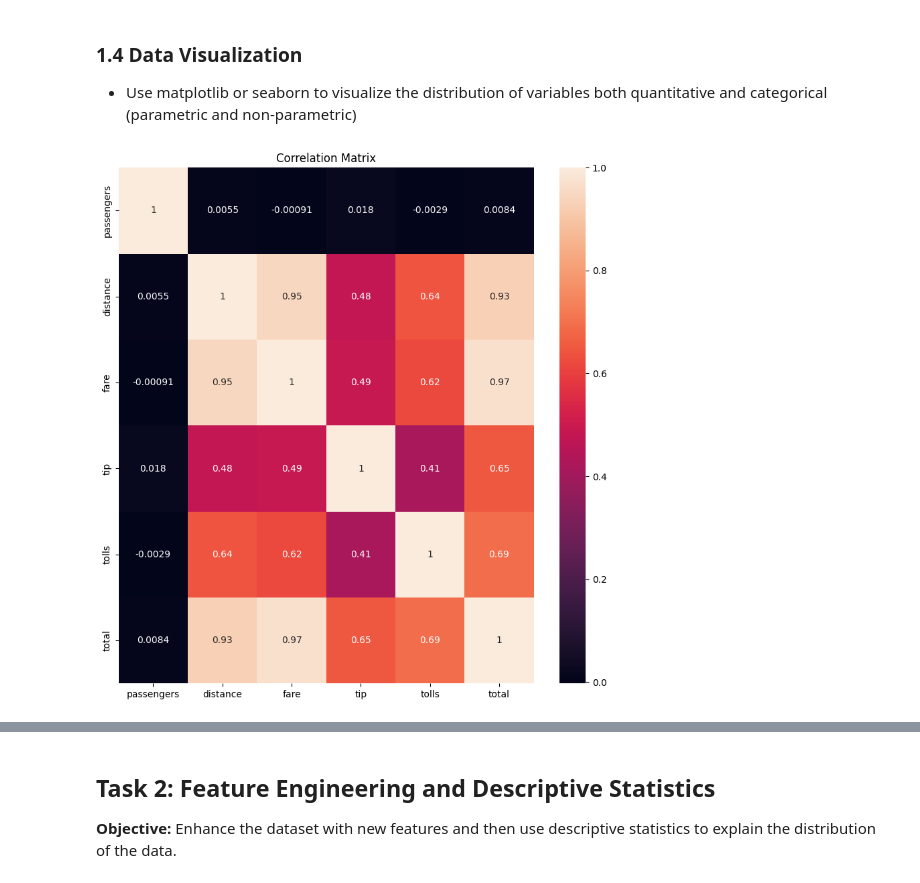
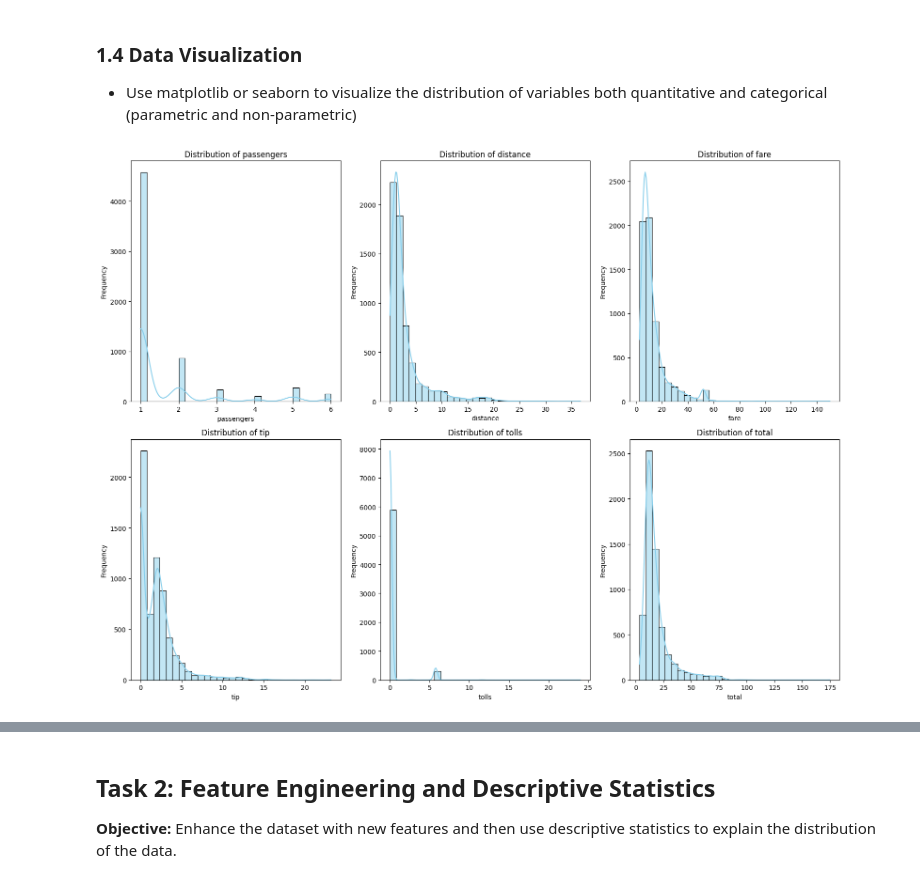
Before and after one commit to Peter537/Soft1-AI-OLA1, a Jupyter notebook: assignment.ipynb, the cells around one changed output, grey strips where cells are left out. Saved outputs shown, nothing was run; the diff lists cells and outputs as text; code cells hidden in the pictures.

```diff
--- a/assignment.ipynb
+++ b/assignment.ipynb
@@ -173,13 +298,23 @@ sns.catplot(data=df, y='total', kind='box')
 ### 1.4 Data Visualization
 
 - Use matplotlib or seaborn to visualize the distribution of variables both quantitative and categorical (parametric and non-parametric)
-# %%
-df_corr = df[['passengers', 'distance', 'fare', 'tip', 'tolls', 'total']].corr()
-
-import matplotlib.pyplot as plt
-plt.figure(figsize=(10, 10))
-sns.heatmap(df_corr, annot=True)
-plt.title('Correlation Matrix')
-plt.show()
-# %% [output]
-[figure, removed]
+# %%
+# List of quantitative features
+quantative_features = ['passengers', 'distance', 'fare', 'tip', 'tolls', 'total']
+
+# List of categorical features
+categorical_features = ['color', 'payment', 'pickup_zone', 'dropoff_zone', 'pickup_borough', 'dropoff_borough']
+# %%
+# Histograms with KDE for quantitative feature distribution
+plt.figure(figsize=(16, 12))
+for i, feature in enumerate(quantative_features, 1):
+    plt.subplot(2, 3, i)
+    sns.histplot(df[feature], kde=True, bins=30, color="skyblue")
+    plt.title(f'Distribution of {feature}')
+    plt.xlabel(feature)
+    plt.ylabel('Frequency')
+
+plt.tight_layout()
+plt.show()
+# %% [output]
+[figure, added]
```
Also changed, not shown: parts of 58 cells of this notebook.
